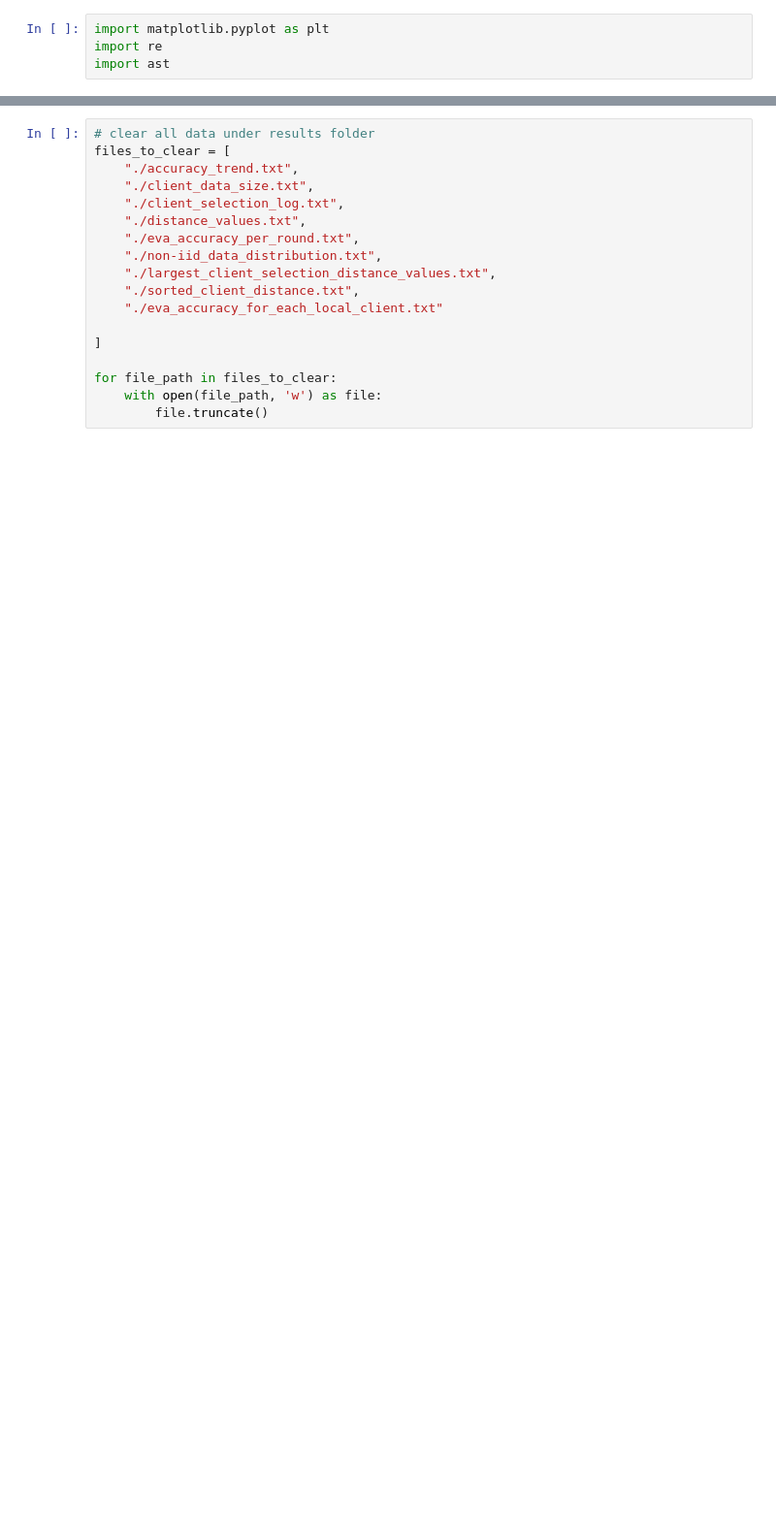
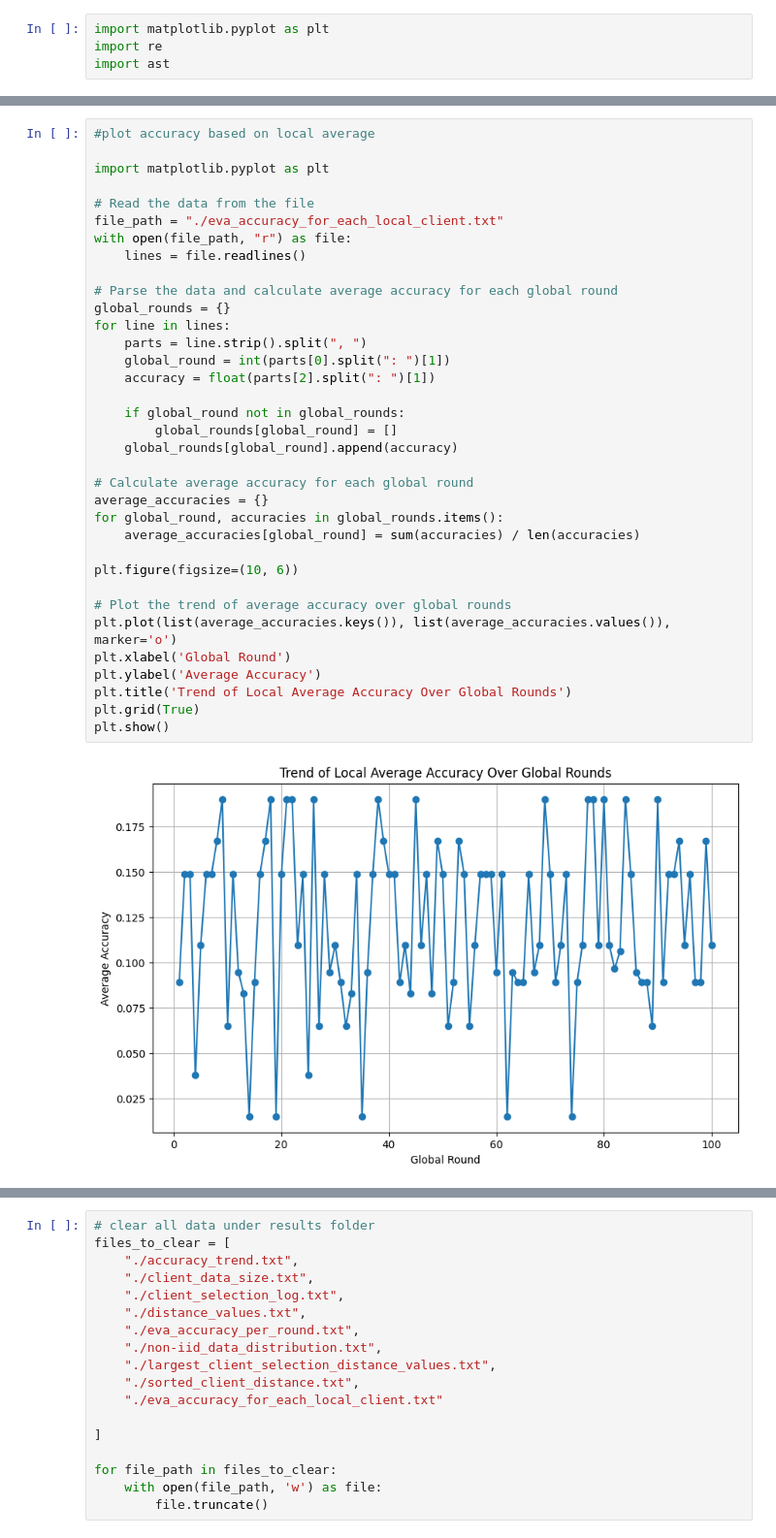
Before and after one commit to shou123/FLsim, a Jupyter notebook: results/plot.ipynb, the cells around one changed output, grey strips where cells are left out. Shown: that part at 97% size. Cells and saved outputs as stored; diff of their text form; blank space fills up the shorter version.

```diff
--- a/results/plot.ipynb
+++ b/results/plot.ipynb
@@ -236,0 +364,37 @@ plt.show()
+# %%
+#plot accuracy based on local average
+
+import matplotlib.pyplot as plt
+
+# Read the data from the file
+file_path = "./eva_accuracy_for_each_local_client.txt"
+with open(file_path, "r") as file:
+    lines = file.readlines()
+
+# Parse the data and calculate average accuracy for each global round
+global_rounds = {}
+for line in lines:
+    parts = line.strip().split(", ")
+    global_round = int(parts[0].split(": ")[1])
+    accuracy = float(parts[2].split(": ")[1])
+
+    if global_round not in global_rounds:
+        global_rounds[global_round] = []
+    global_rounds[global_round].append(accuracy)
+
+# Calculate average accuracy for each global round
+average_accuracies = {}
+for global_round, accuracies in global_rounds.items():
+    average_accuracies[global_round] = sum(accuracies) / len(accuracies)
+
+plt.figure(figsize=(10, 6))
+
+# Plot the trend of average accuracy over global rounds
+plt.plot(list(average_accuracies.keys()), list(average_accuracies.values()), marker='o')
+plt.xlabel('Global Round')
+plt.ylabel('Average Accuracy')
+plt.title('Trend of Local Average Accuracy Over Global Rounds')
+plt.grid(True)
+plt.show()
+# %% [output]
+[figure, added]
```
Also changed, not shown: parts of 12 cells of this notebook.
